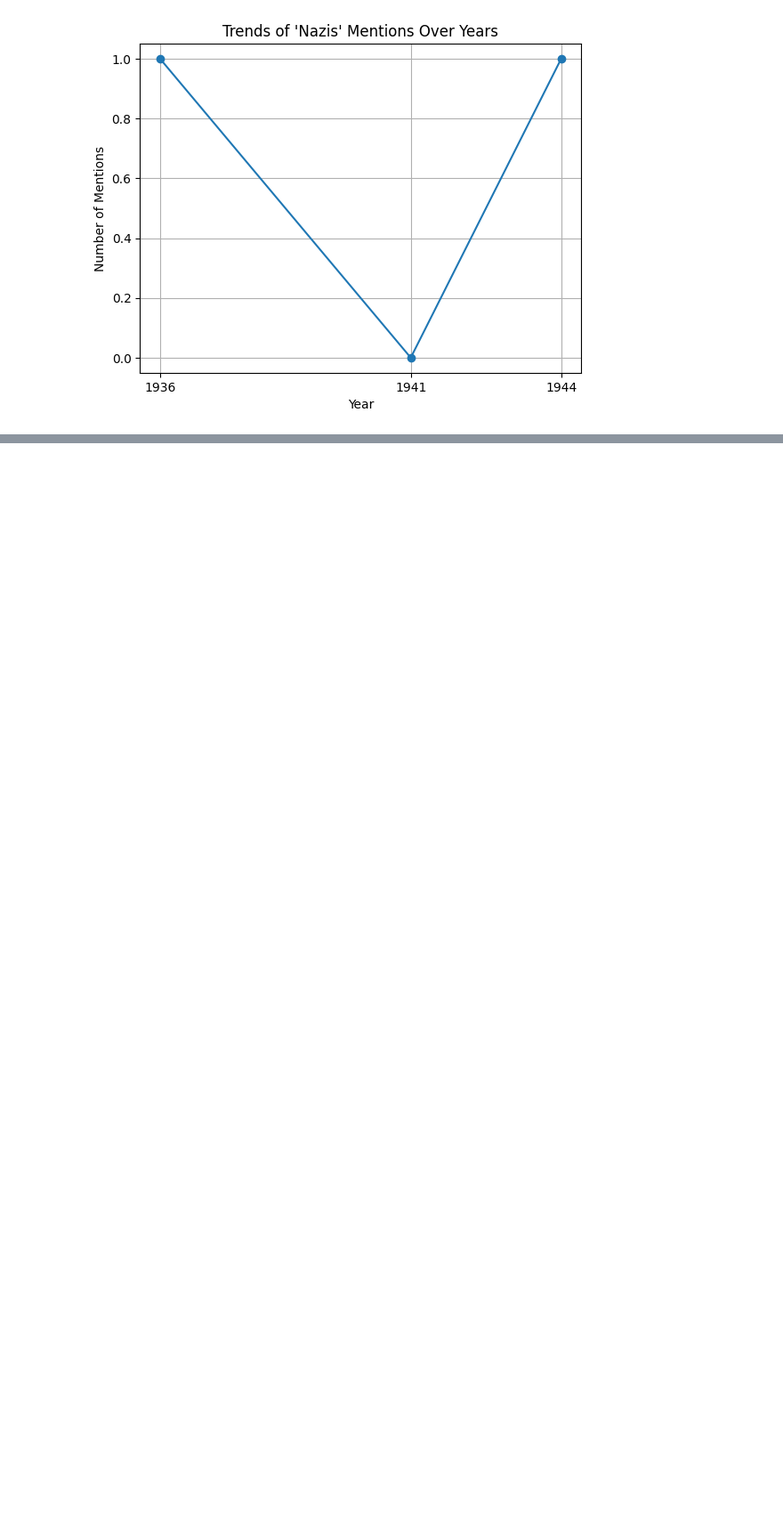
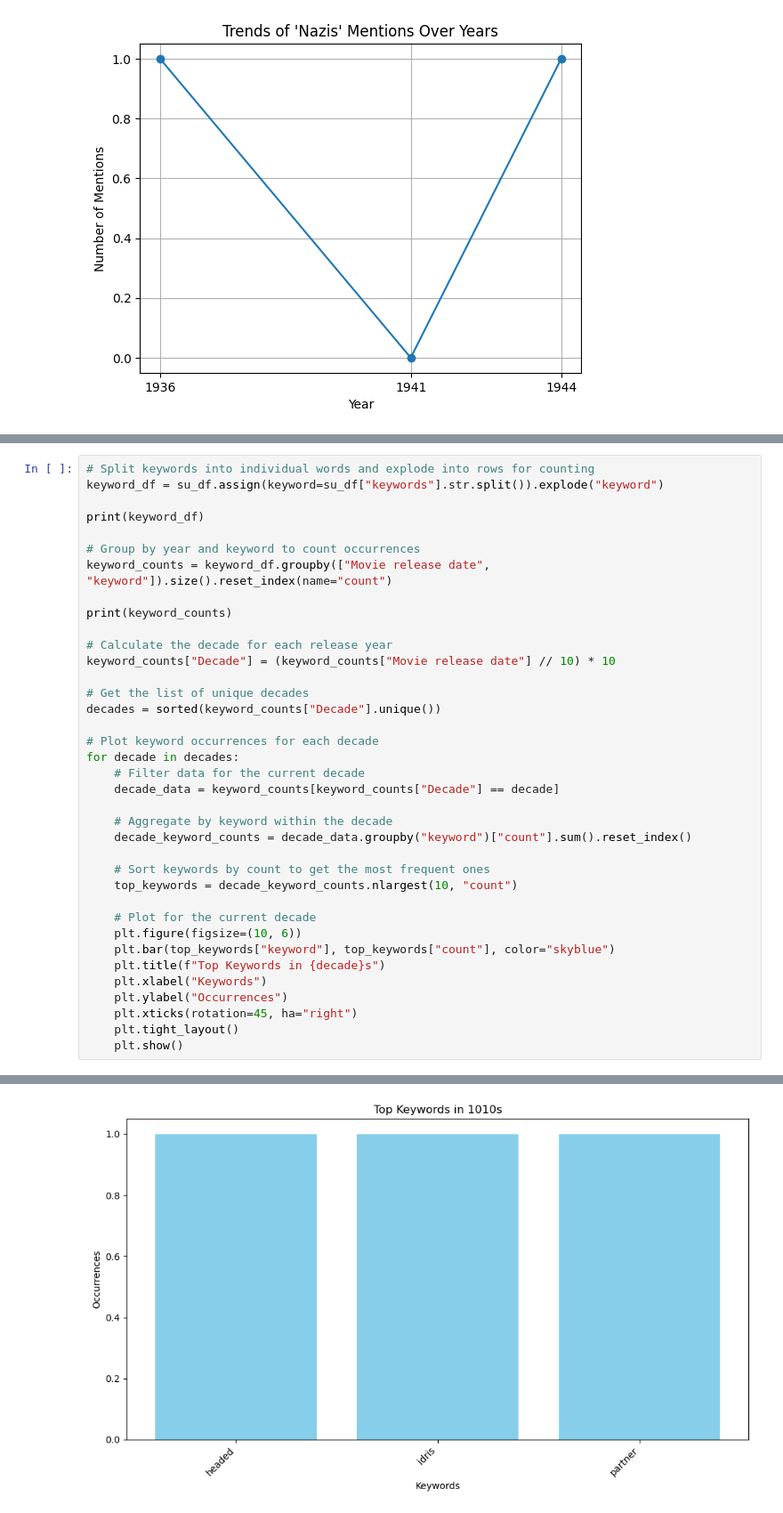
Before and after one commit to epfl-ada/ada-2024-project-metal2024, a Jupyter notebook: plot-LLM.ipynb, the cells around one changed output, grey strips where cells are left out. Shown at 89% size. Saved outputs shown, nothing was run; the diff lists cells and outputs as text; blank space fills up the shorter version.

```diff
--- a/plot-LLM.ipynb
+++ b/plot-LLM.ipynb
@@ -306,0 +350,38 @@ plt.show()
+# %%
+# Split keywords into individual words and explode into rows for counting
+keyword_df = su_df.assign(keyword=su_df["keywords"].str.split()).explode("keyword")
+
+print(keyword_df)
+
+# Group by year and keyword to count occurrences
+keyword_counts = keyword_df.groupby(["Movie release date", "keyword"]).size().reset_index(name="count")
+
+print(keyword_counts)
+
+# Calculate the decade for each release year
+keyword_counts["Decade"] = (keyword_counts["Movie release date"] // 10) * 10
+
+# Get the list of unique decades
+decades = sorted(keyword_counts["Decade"].unique())
+
+# Plot keyword occurrences for each decade
+for decade in decades:
+    # Filter data for the current decade
+    decade_data = keyword_counts[keyword_counts["Decade"] == decade]
+
+    # Aggregate by keyword within the decade
+    decade_keyword_counts = decade_data.groupby("keyword")["count"].sum().reset_index()
+
+    # Sort keywords by count to get the most frequent ones
+    top_keywords = decade_keyword_counts.nlargest(10, "count")
+
+    # Plot for the current decade
+    plt.figure(figsize=(10, 6))
+    plt.bar(top_keywords["keyword"], top_keywords["count"], color="skyblue")
+    plt.title(f"Top Keywords in {decade}s")
+    plt.xlabel("Keywords")
+    plt.ylabel("Occurrences")
+    plt.xticks(rotation=45, ha="right")
+    plt.tight_layout()
+    plt.show()
+# %% [output]
@@ -306,0 +405 @@ plt.show()
+[figure, added]
```
Also changed, not shown: parts of 6 cells of this notebook.
